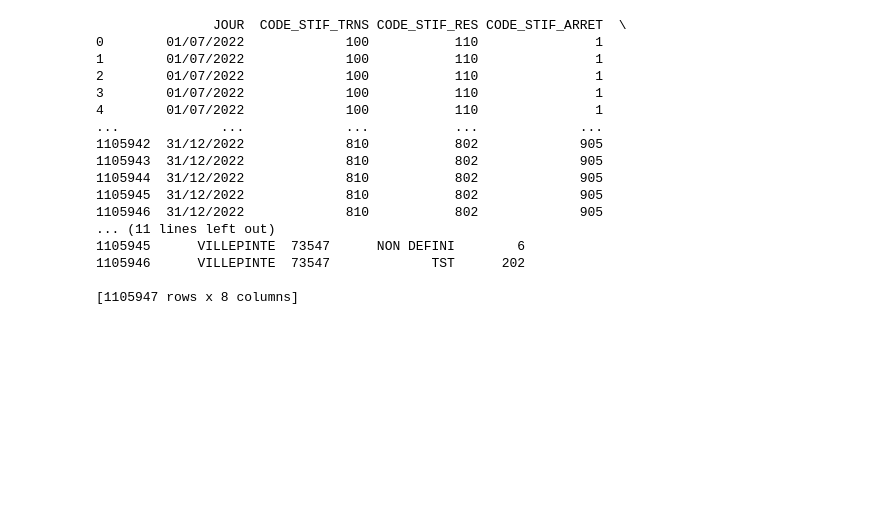
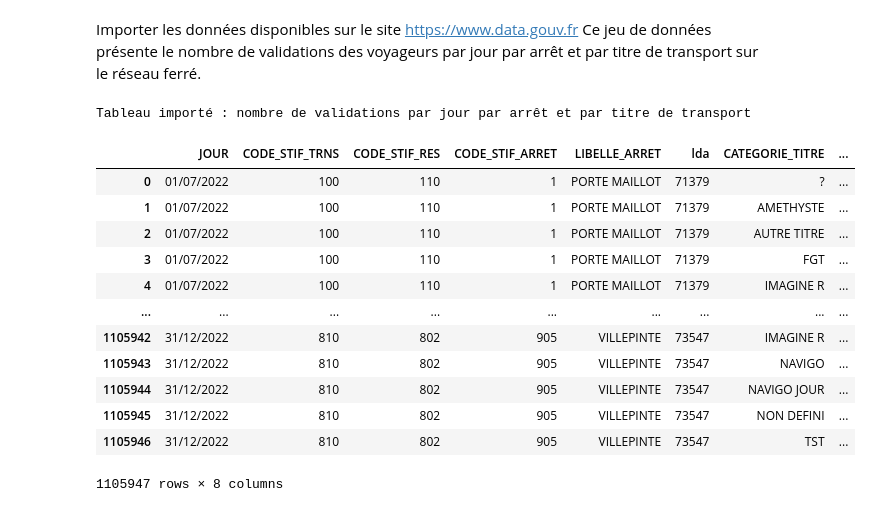
Before and after one commit to sarahthoumyre/metro-JO, a Jupyter notebook: Nettoyage données affluence par jour + nombre de validation par jour par station.ipynb, the cells around one changed output. Cells and saved outputs as stored; diff of their text form; code cells hidden in the pictures; blank space fills up the shorter version.

Commit message:
présentation du notebook données affluence

```diff
--- a/Nettoyage données affluence par jour + nombre de validation par jour par station.ipynb
+++ b/Nettoyage données affluence par jour + nombre de validation par jour par station.ipynb
@@ -218,51 +178,24 @@ trnc_horr_60    libelle_arret   0H-1H  10H-11H  11H-12H  12H-13H  13H-14H  \
+# %% [markdown]
+Importer les données disponibles sur le site https://www.data.gouv.fr
+Ce jeu de données présente le nombre de validations des voyageurs par jour par arrêt et par titre de transport sur le réseau ferré.
 # %%
-#Nettoyage de données sur le nombre de validations: on obtient le nombre de validation moyen par jour sur 1 mois précis
-
 %config NotebookApp.iopub_data_rate_limit=100000000000.0
 url2 = '/workspaces/metro-JO/Données importées/2022_S2_NB_FER.csv'
-données_validation2= pd.read_csv(url2)
 données_validation2 = pd.read_csv(url2, delimiter=';')
-print(données_validation2)
-
-# Exemple avec gestion de formats flexibles
-données_validation2['JOUR'] = pd.to_datetime(données_validation2['JOUR'], errors='coerce', format="%d/%m/%Y")
-donnees_mai = données_validation2.loc[(données_validation2['JOUR'].dt.month == 5)]
-donnees_sum = donnees_mai.groupby('LIBELLE_ARRET')['NB_VALD'].mean().reset_index()
-
-# Conversion de la colonne 'JOUR' en datetime
-données_validation2['JOUR'] = pd.to_datetime(données_validation2['JOUR'], format='%d/%m/%Y')
-
-# Filtrer les données pour les dates spécifiques
-donnees_filtrees = données_validation2[(données_validation2['JOUR'] >= '2022-07-24') & (données_validation2['JOUR'] <= '2022-08-11')]
-
-# Grouper par 'JOUR', 'LIBELLE_ARRET' et 'CATEGORIE_TITRE' et calculer la somme des 'NB_VALD'
-donnees_aggreg = donnees_filtrees.groupby(['JOUR', 'LIBELLE_ARRET', 'CATEGORIE_TITRE'])['NB_VALD'].sum().reset_index()
-
-# Conversion de la colonne 'JOUR' en datetime si ce n'est pas déjà fait
-données_validation2['JOUR'] = pd.to_datetime(données_validation2['JOUR'], format='%d/%m/%Y')
-
-# Filtrage des dates spécifiques
-donnees_filtrees = données_validation2[(données_validation2['JOUR'] >= '2022-07-24') & (données_validation2['JOUR'] <= '2022-08-11')]
-
-# Somme de NB_VALD par JOUR et par LIBELLE_ARRET
-somme_par_jour_arret = donnees_filtrees.groupby(['JOUR', 'LIBELLE_ARRET'])['NB_VALD'].sum().reset_index()
-
-moyenne_par_arret = données_validation2.groupby('LIBELLE_ARRET')['NB_VALD'].mean().reset_index()
+print("Tableau importé : nombre de validations par jour par arrêt et par titre de transport")
+display(données_validation2)
 # %% [output]
-               JOUR  CODE_STIF_TRNS CODE_STIF_RES CODE_STIF_ARRET  \
-0        01/07/2022             100           110               1
-1        01/07/2022             100           110               1
-2        01/07/2022             100           110               1
-3        01/07/2022             100           110               1
-4        01/07/2022             100           110               1
-...             ...             ...           ...             ...
-1105942  31/12/2022             810           802             905
-1105943  31/12/2022             810           802             905
-1105944  31/12/2022             810           802             905
-1105945  31/12/2022             810           802             905
-1105946  31/12/2022             810           802             905
-... (11 lines left out)
-1105945      VILLEPINTE  73547      NON DEFINI        6
-1105946      VILLEPINTE  73547             TST      202
-
-[1105947 rows x 8 columns]
+Tableau importé : nombre de validations par jour par arrêt et par titre de transport
+|  | JOUR | CODE_STIF_TRNS | CODE_STIF_RES | CODE_STIF_ARRET | LIBELLE_ARRET | lda | CATEGORIE_TITRE | ... |
+| 0 | 01/07/2022 | 100 | 110 | 1 | PORTE MAILLOT | 71379 | ? | ... |
+| 1 | 01/07/2022 | 100 | 110 | 1 | PORTE MAILLOT | 71379 | AMETHYSTE | ... |
+| 2 | 01/07/2022 | 100 | 110 | 1 | PORTE MAILLOT | 71379 | AUTRE TITRE | ... |
+| 3 | 01/07/2022 | 100 | 110 | 1 | PORTE MAILLOT | 71379 | FGT | ... |
+| 4 | 01/07/2022 | 100 | 110 | 1 | PORTE MAILLOT | 71379 | IMAGINE R | ... |
+| ... | ... | ... | ... | ... | ... | ... | ... | ... |
+| 1105942 | 31/12/2022 | 810 | 802 | 905 | VILLEPINTE | 73547 | IMAGINE R | ... |
+| 1105943 | 31/12/2022 | 810 | 802 | 905 | VILLEPINTE | 73547 | NAVIGO | ... |
+| 1105944 | 31/12/2022 | 810 | 802 | 905 | VILLEPINTE | 73547 | NAVIGO JOUR | ... |
+| 1105945 | 31/12/2022 | 810 | 802 | 905 | VILLEPINTE | 73547 | NON DEFINI | ... |
+| 1105946 | 31/12/2022 | 810 | 802 | 905 | VILLEPINTE | 73547 | TST | ... |
+1105947 rows × 8 columns
```
Also changed, not shown: parts of 13 cells of this notebook.
